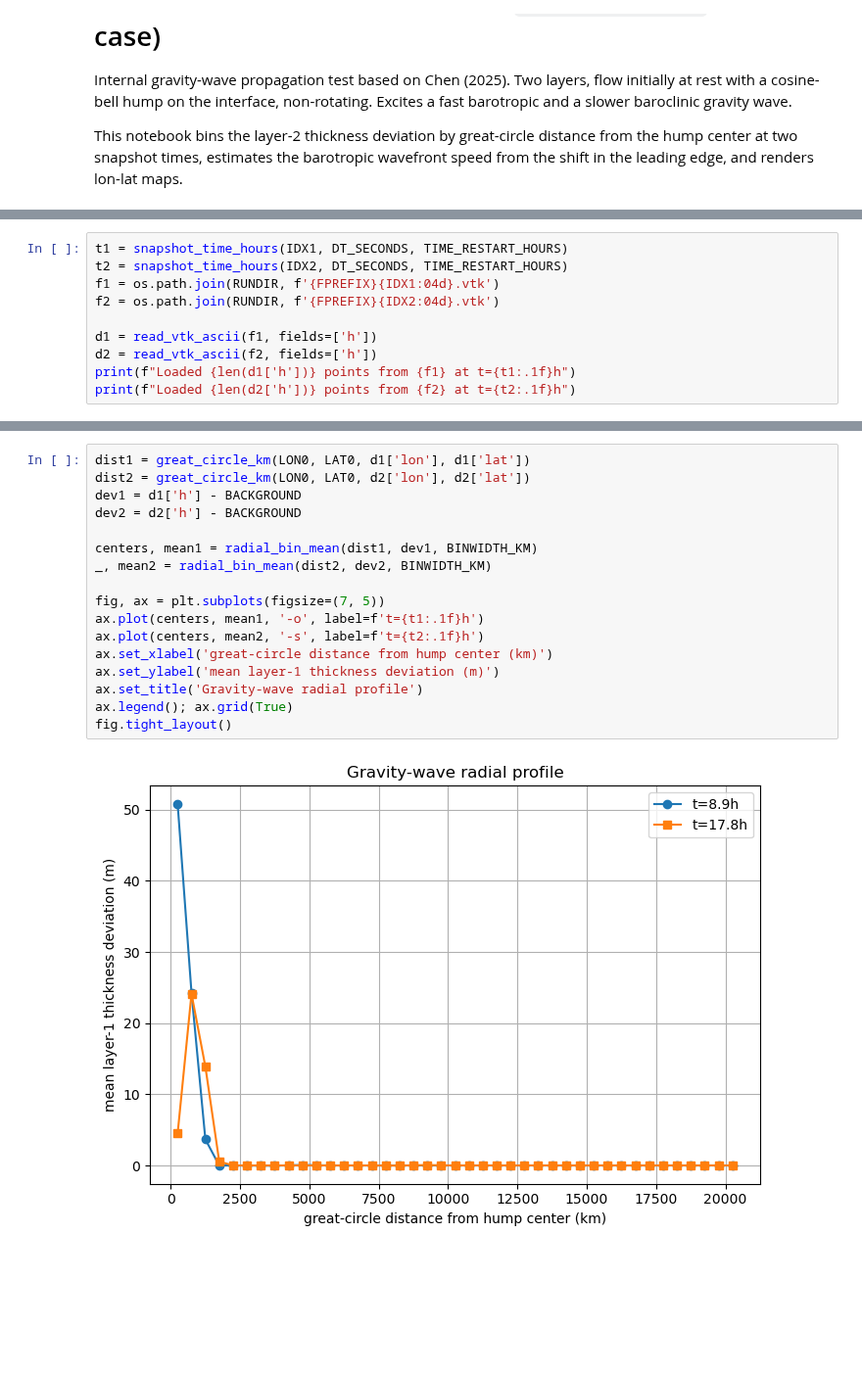
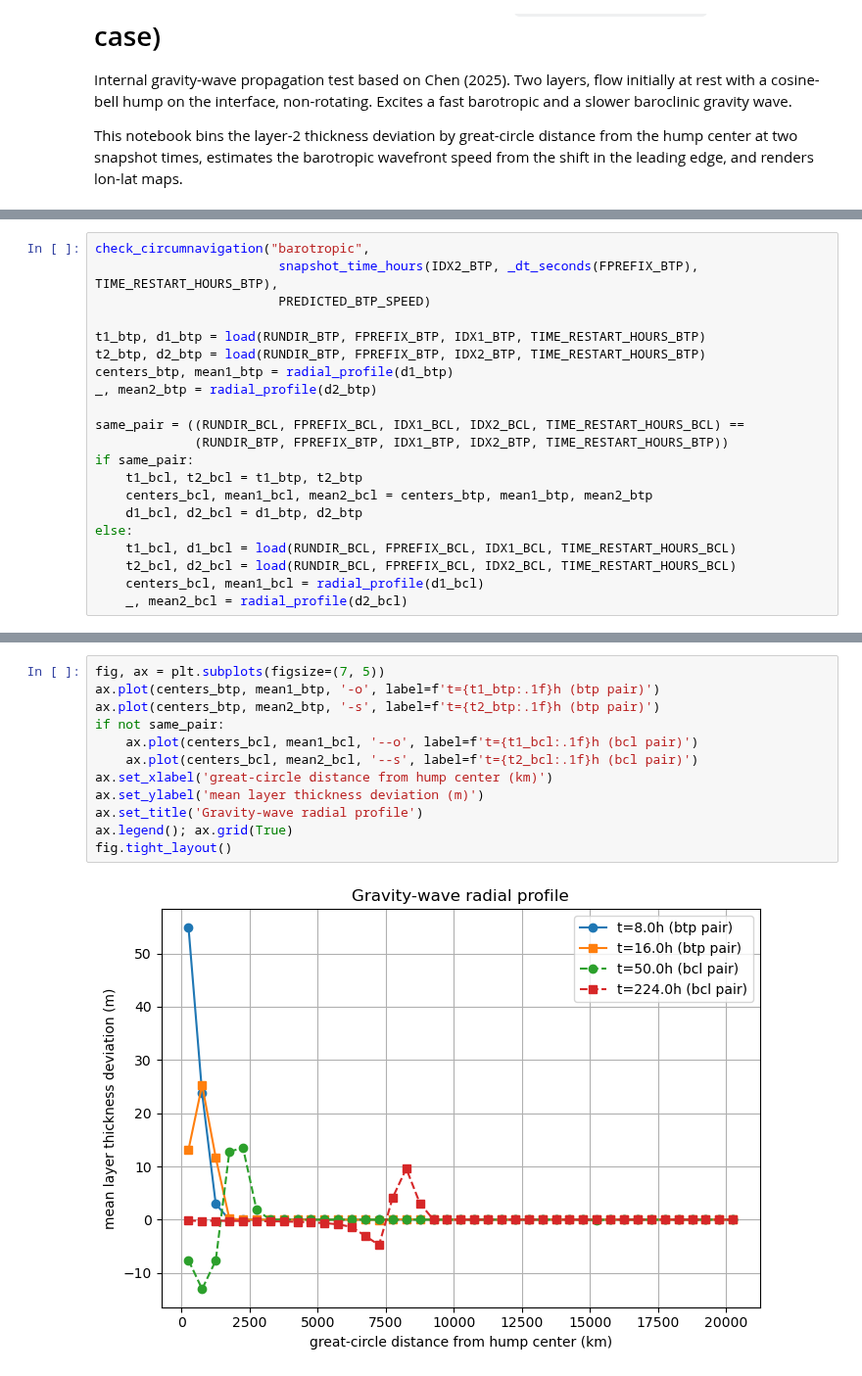
Before and after one commit to ygahounzo/h-NUMO, a Jupyter notebook: output/sphere/analyze_gravity_wave.ipynb, the cells around one changed output, grey strips where cells are left out. Shown at 98% size. Saved outputs shown, nothing was run; the diff lists cells and outputs as text; blank space fills up the shorter version.

```diff
--- a/output/sphere/analyze_gravity_wave.ipynb
+++ b/output/sphere/analyze_gravity_wave.ipynb
@@ -63,12 +98,23 @@ PREDICTED_BCL_SPEED = np.sqrt(G_REDUCED * PHI1 * PHI2 / (PHI1 + PHI2))
 # -------------------------------------------
 # %%
-t1 = snapshot_time_hours(IDX1, DT_SECONDS, TIME_RESTART_HOURS)
-t2 = snapshot_time_hours(IDX2, DT_SECONDS, TIME_RESTART_HOURS)
-f1 = os.path.join(RUNDIR, f'{FPREFIX}{IDX1:04d}.vtk')
-f2 = os.path.join(RUNDIR, f'{FPREFIX}{IDX2:04d}.vtk')
+check_circumnavigation("barotropic",
+                        snapshot_time_hours(IDX2_BTP, _dt_seconds(FPREFIX_BTP), TIME_RESTART_HOURS_BTP),
+                        PREDICTED_BTP_SPEED)
 
-d1 = read_vtk_ascii(f1, fields=['h'])
-d2 = read_vtk_ascii(f2, fields=['h'])
-print(f"Loaded {len(d1['h'])} points from {f1} at t={t1:.1f}h")
-print(f"Loaded {len(d2['h'])} points from {f2} at t={t2:.1f}h")
+t1_btp, d1_btp = load(RUNDIR_BTP, FPREFIX_BTP, IDX1_BTP, TIME_RESTART_HOURS_BTP)
+t2_btp, d2_btp = load(RUNDIR_BTP, FPREFIX_BTP, IDX2_BTP, TIME_RESTART_HOURS_BTP)
+centers_btp, mean1_btp = radial_profile(d1_btp)
+_, mean2_btp = radial_profile(d2_btp)
+
+same_pair = ((RUNDIR_BCL, FPREFIX_BCL, IDX1_BCL, IDX2_BCL, TIME_RESTART_HOURS_BCL) ==
+             (RUNDIR_BTP, FPREFIX_BTP, IDX1_BTP, IDX2_BTP, TIME_RESTART_HOURS_BTP))
+if same_pair:
+    t1_bcl, t2_bcl = t1_btp, t2_btp
+    centers_bcl, mean1_bcl, mean2_bcl = centers_btp, mean1_btp, mean2_btp
+    d1_bcl, d2_bcl = d1_btp, d2_btp
+else:
+    t1_bcl, d1_bcl = load(RUNDIR_BCL, FPREFIX_BCL, IDX1_BCL, TIME_RESTART_HOURS_BCL)
+    t2_bcl, d2_bcl = load(RUNDIR_BCL, FPREFIX_BCL, IDX2_BCL, TIME_RESTART_HOURS_BCL)
+    centers_bcl, mean1_bcl = radial_profile(d1_bcl)
+    _, mean2_bcl = radial_profile(d2_bcl)
 # %% [output]
@@ -77,20 +125,15 @@ Loaded 150000 points from /Users/yao/Documents/Code/h-NUMO/output/sphere/gravity
 # %%
-dist1 = great_circle_km(LON0, LAT0, d1['lon'], d1['lat'])
-dist2 = great_circle_km(LON0, LAT0, d2['lon'], d2['lat'])
-dev1 = d1['h'] - BACKGROUND
-dev2 = d2['h'] - BACKGROUND
-
-centers, mean1 = radial_bin_mean(dist1, dev1, BINWIDTH_KM)
-_, mean2 = radial_bin_mean(dist2, dev2, BINWIDTH_KM)
-
 fig, ax = plt.subplots(figsize=(7, 5))
-ax.plot(centers, mean1, '-o', label=f't={t1:.1f}h')
-ax.plot(centers, mean2, '-s', label=f't={t2:.1f}h')
+ax.plot(centers_btp, mean1_btp, '-o', label=f't={t1_btp:.1f}h (btp pair)')
+ax.plot(centers_btp, mean2_btp, '-s', label=f't={t2_btp:.1f}h (btp pair)')
+if not same_pair:
+    ax.plot(centers_bcl, mean1_bcl, '--o', label=f't={t1_bcl:.1f}h (bcl pair)')
+    ax.plot(centers_bcl, mean2_bcl, '--s', label=f't={t2_bcl:.1f}h (bcl pair)')
 ax.set_xlabel('great-circle distance from hump center (km)')
-ax.set_ylabel('mean layer-1 thickness deviation (m)')
+ax.set_ylabel('mean layer thickness deviation (m)')
 ax.set_title('Gravity-wave radial profile')
 ax.legend(); ax.grid(True)
 fig.tight_layout()
 # %% [output]
-[figure, old version]
+[figure, new version]
 # %%
```
Also changed, not shown: parts of 5 cells of this notebook, 9 other files.
